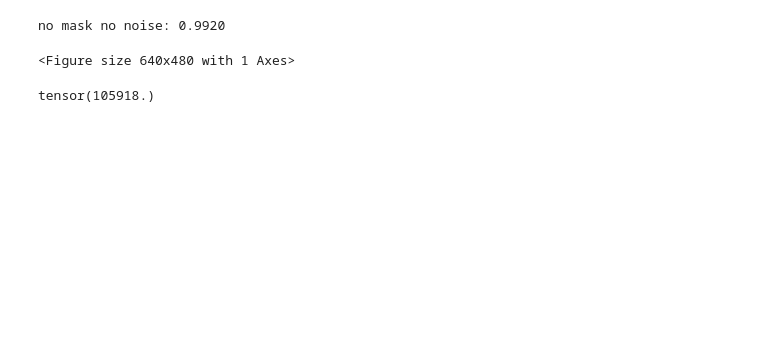
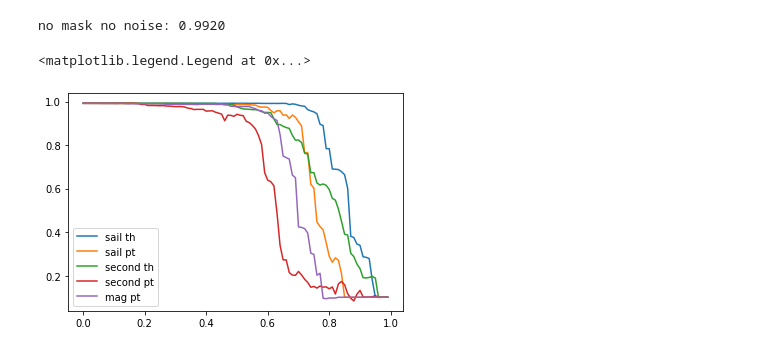
Before and after one commit to MariusAnje/SWIM, a Jupyter notebook: test_second_remove.ipynb, the cells around one changed output. Saved outputs shown, nothing was run; the diff lists cells and outputs as text; code cells hidden in the pictures; blank space fills up the shorter version.

Commit message:
sail

```diff
--- a/test_second_remove.ipynb
+++ b/test_second_remove.ipynb
@@ -178,6 +187,30 @@ model.clear_mask()
 print(f"no mask no noise: {Seval():.4f}")
 # %% [output]
 no mask no noise: 0.9920
+# %%
+sail_th_acc_list = []
+for i in p_list:
+# for i in [0.8]:
+    model.clear_mask()
+    mask_p = i
+    th, sail_list = model.calc_sail_th(1 - mask_p)
+    model.set_mask_sail(th, mode="th")
+    for m in model.modules():
+        if isinstance(m, SModule):
+            m.mask = 1 - m.mask
+    acc = Seval()
+    sail_th_acc_list.append(acc)
+# %%
+sail_pt_acc_list = []
+for i in p_list:
+    model.clear_mask()
+    mask_p = i
+    model.set_mask_sail(1-i, mode="portion")
+    for m in model.modules():
+        if isinstance(m, SModule):
+            m.mask = 1 - m.mask
+    acc = Seval()
+    sail_pt_acc_list.append(acc)
 # %%
 s_th_acc_list = []
 for i in p_list:
@@ -219,18 +252,12 @@ for i in p_list:
 # print(m_pt_acc_list)
 # %%
 from matplotlib import pyplot as plt
+plt.plot(p_list, sail_th_acc_list)
+plt.plot(p_list, sail_pt_acc_list)
 plt.plot(p_list, s_th_acc_list)
 plt.plot(p_list, s_pt_acc_list)
 plt.plot(p_list, m_pt_acc_list)
-plt.show()
+plt.legend(["sail th", "sail pt", "second th", "second pt", "mag pt"])
 # %% [output]
-<Figure size 640x480 with 1 Axes>
+<matplotlib.legend.Legend at 0x...>
+[figure, added]
-# %%
-t = 0
-for m in model.modules():
-    if isinstance(m, SModule):
-        size = torch.prod(torch.Tensor(list(m.op.weight.shape)))
-        t += size
-print(t)
-# %% [output]
-tensor(105918.)
```
Also changed, not shown: parts of 2 cells of this notebook, 1 other file.
